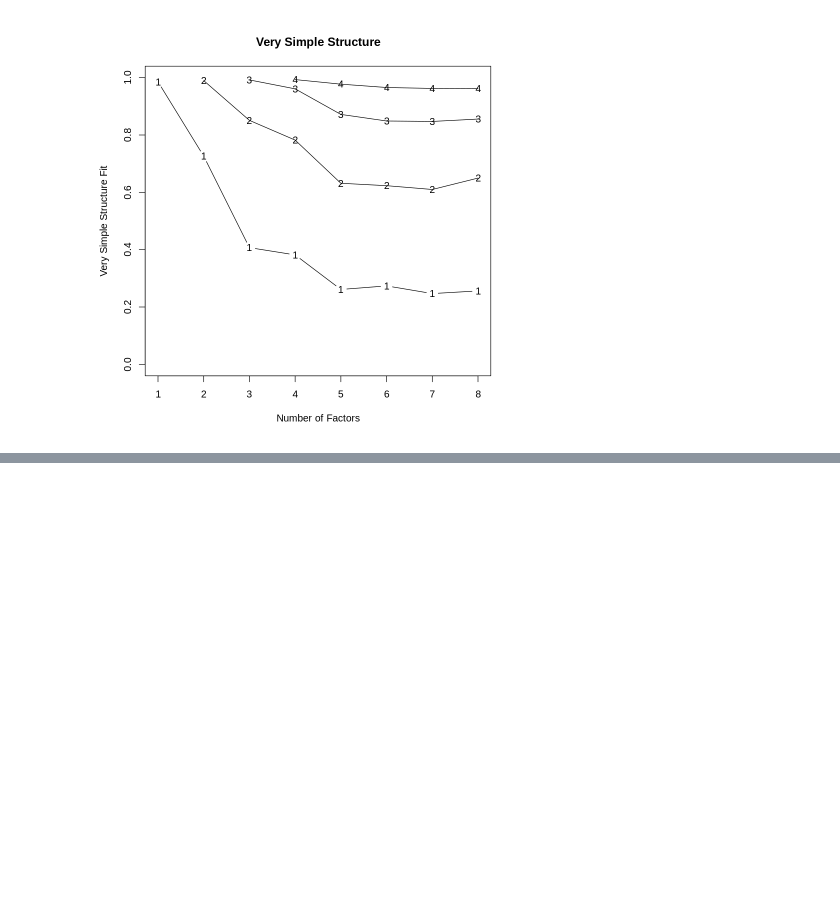
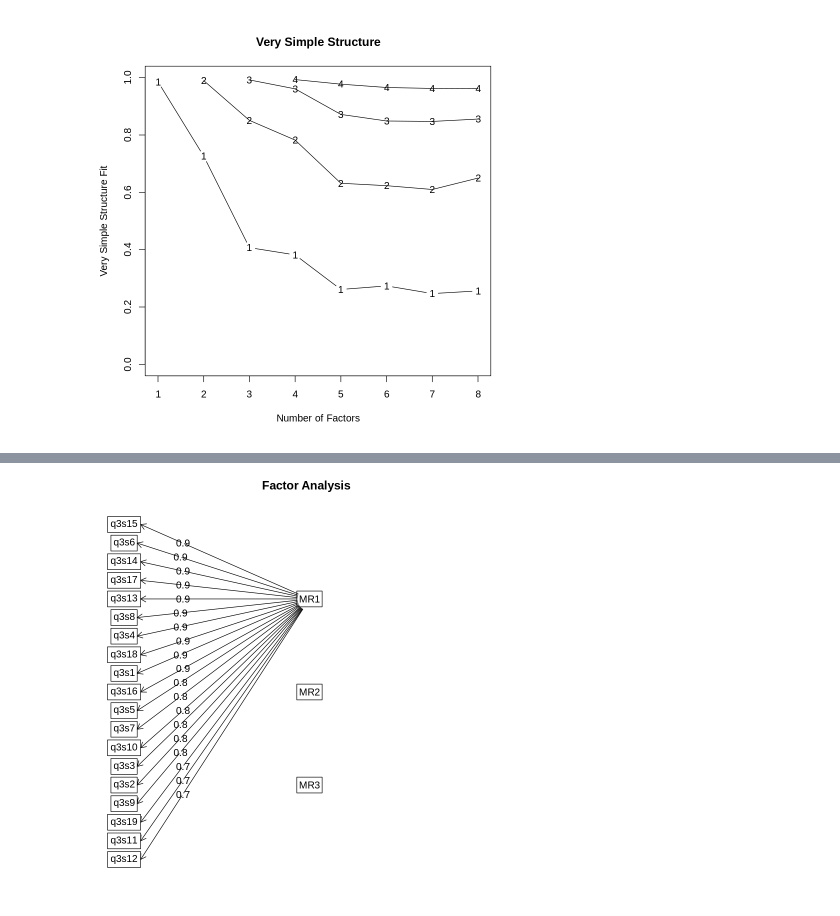
Before and after one commit to e4rll/kanmake, a Jupyter notebook: kanmake.ipynb, the cells around one changed output, grey strips where cells are left out. Cells and saved outputs as stored; diff of their text form; code cells hidden in the pictures; blank space fills up the shorter version.

```diff
--- a/kanmake.ipynb
+++ b/kanmake.ipynb
@@ -545,0 +570,4 @@ res1 <-
+# %%
+res2 <- fa(fa.q3, nfactors=3, fm="minres", rotate="oblimin",
+           use="complete.obs")
+print(res2$loadings, digits=3, sort=T, cutoff=0.3)
@@ -545,0 +626,4 @@ res1 <-
+# %%
+fa.diagram(res2)
+# %% [output]
+[figure, added]
```
Also changed, not shown: parts of 6 cells of this notebook.
